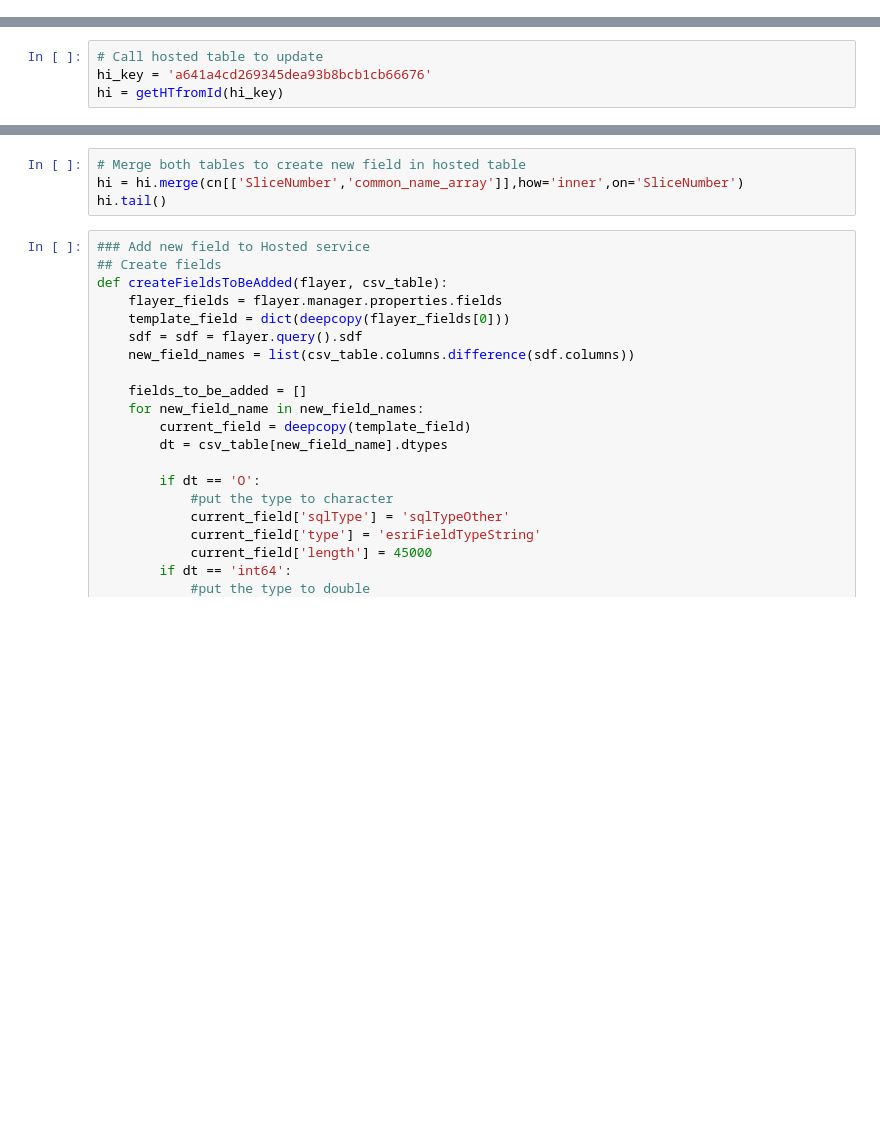
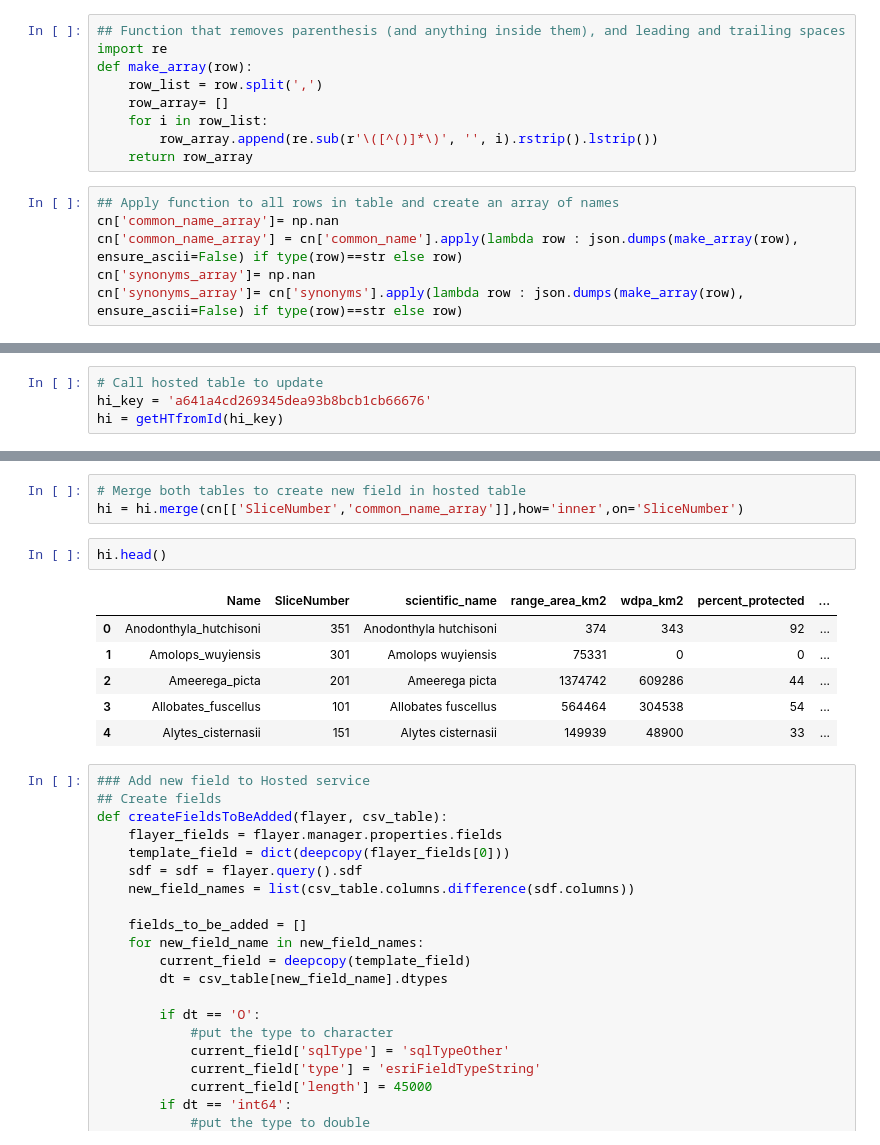
Before and after one commit to Vizzuality/he-scratchfolder, a Jupyter notebook: UpdateHostedTable.ipynb, the cells around one changed output, grey strips where cells are left out. Cells and saved outputs as stored; diff of their text form; blank space fills up the shorter version.

```diff
--- a/UpdateHostedTable.ipynb
+++ b/UpdateHostedTable.ipynb
@@ -350 +358,16 @@ See the caveats in the documentation: https://pandas.pydata.org/pandas-docs/stab
+# %%
+## Function that removes parenthesis (and anything inside them), and leading and trailing spaces
+import re
+def make_array(row):
+    row_list = row.split(',')
+    row_array= []
+    for i in row_list:
+        row_array.append(re.sub(r'\([^()]*\)', '', i).rstrip().lstrip())
+    return row_array
+# %%
+## Apply function to all rows in table and create an array of names
+cn['common_name_array']= np.nan
+cn['common_name_array'] = cn['common_name'].apply(lambda row : json.dumps(make_array(row), ensure_ascii=False) if type(row)==str else row)
+cn['synonyms_array']= np.nan
+cn['synonyms_array']= cn['synonyms'].apply(lambda row : json.dumps(make_array(row), ensure_ascii=False) if type(row)==str else row)
 # %%
@@ -399,7 +419,15 @@ hi = getHTfromId(hi_key)
 # %%
 # Merge both tables to create new field in hosted table
 hi = hi.merge(cn[['SliceNumber','common_name_array']],how='inner',on='SliceNumber')
-hi.tail()
+# %%
+hi.head()
+# %% [output]
+|  | Name | SliceNumber | scientific_name | range_area_km2 | wdpa_km2 | percent_protected | ... |
+| 0 | Anodonthyla_hutchisoni | 351 | Anodonthyla hutchisoni | 374 | 343 | 92 | ... |
+| 1 | Amolops_wuyiensis | 301 | Amolops wuyiensis | 75331 | 0 | 0 | ... |
+| 2 | Ameerega_picta | 201 | Ameerega picta | 1374742 | 609286 | 44 | ... |
+| 3 | Allobates_fuscellus | 101 | Allobates fuscellus | 564464 | 304538 | 54 | ... |
+| 4 | Alytes_cisternasii | 151 | Alytes cisternasii | 149939 | 48900 | 33 | ... |
 # %%
 ### Add new field to Hosted service
 ## Create fields
```
Also changed, not shown: parts of 36 cells of this notebook, 1 other file.
